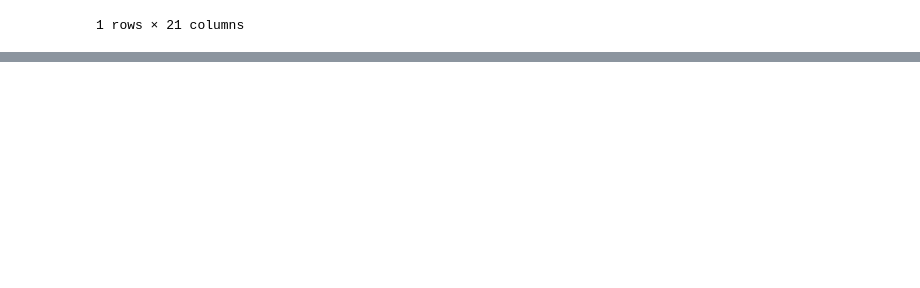
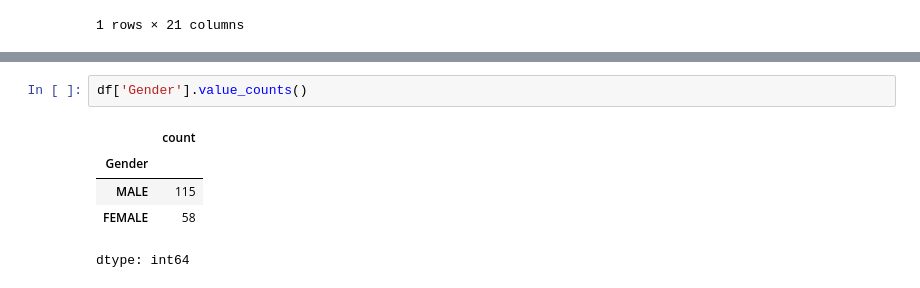
Before and after one commit to viktoruebelhart/avengers, a Jupyter notebook: avengers.ipynb, the cells around one changed output, grey strips where cells are left out. Saved outputs shown, nothing was run; the diff lists cells and outputs as text; blank space fills up the shorter version.

```diff
--- a/avengers.ipynb
+++ b/avengers.ipynb
@@ -116,0 +159,8 @@ rows_with_null_names
+# %%
+df['Gender'].value_counts()
+# %% [output]
+|  | count |
+| Gender |  |
+| MALE | 115 |
+| FEMALE | 58 |
+dtype: int64
```
Also changed, not shown: parts of 4 cells of this notebook.
